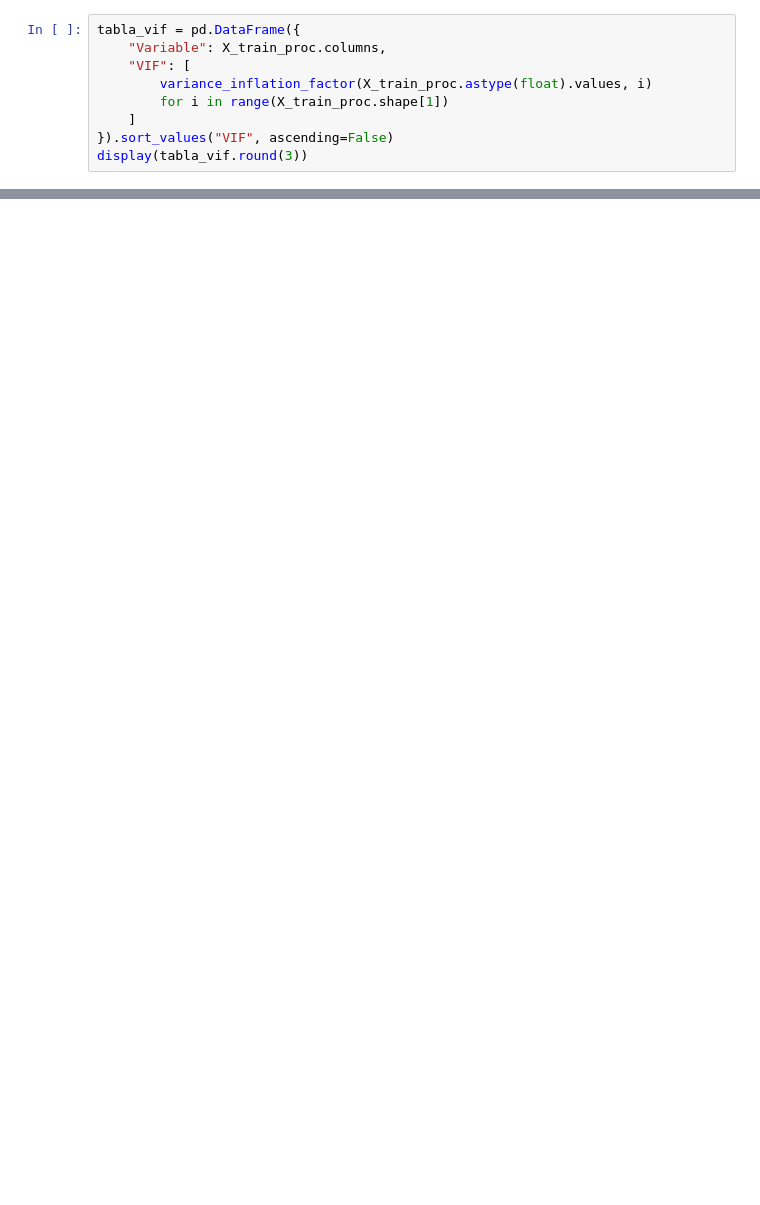
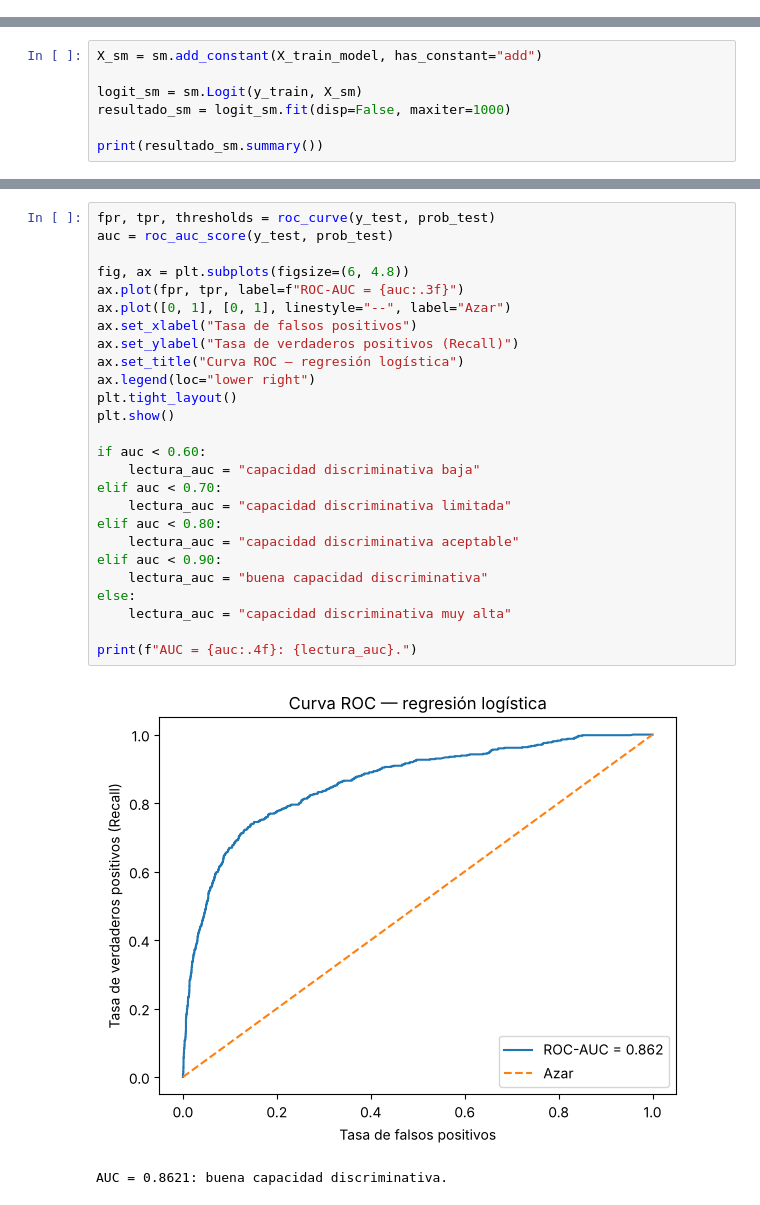
Before and after one commit to vedurancisterna-alt/Estadistica_Computacional, a Jupyter notebook: F2/Formativa_2_modelamiento_predictivo.ipynb, the cells around one changed output, grey strips where cells are left out. Cells and saved outputs as stored; diff of their text form; blank space fills up the shorter version.

```diff
--- a/F2/Formativa_2_modelamiento_predictivo.ipynb
+++ b/F2/Formativa_2_modelamiento_predictivo.ipynb
@@ -275,9 +0,0 @@ Se comprueba que la selección evita redundancias fuertes. No se incluyen simult
-# %%
-tabla_vif = pd.DataFrame({
-    "Variable": X_train_proc.columns,
-    "VIF": [
-        variance_inflation_factor(X_train_proc.astype(float).values, i)
-        for i in range(X_train_proc.shape[1])
-    ]
-}).sort_values("VIF", ascending=False)
-display(tabla_vif.round(3))
@@ -457,0 +343,7 @@ La generación de 12 % de faltantes MCAR y posterior imputación por mediana pro
+# %%
+X_sm = sm.add_constant(X_train_model, has_constant="add")
+
+logit_sm = sm.Logit(y_train, X_sm)
+resultado_sm = logit_sm.fit(disp=False, maxiter=1000)
+
+print(resultado_sm.summary())
@@ -457,0 +573,29 @@ La generación de 12 % de faltantes MCAR y posterior imputación por mediana pro
+# %%
+fpr, tpr, thresholds = roc_curve(y_test, prob_test)
+auc = roc_auc_score(y_test, prob_test)
+
+fig, ax = plt.subplots(figsize=(6, 4.8))
+ax.plot(fpr, tpr, label=f"ROC-AUC = {auc:.3f}")
+ax.plot([0, 1], [0, 1], linestyle="--", label="Azar")
+ax.set_xlabel("Tasa de falsos positivos")
+ax.set_ylabel("Tasa de verdaderos positivos (Recall)")
+ax.set_title("Curva ROC — regresión logística")
+ax.legend(loc="lower right")
+plt.tight_layout()
+plt.show()
+
+if auc < 0.60:
+    lectura_auc = "capacidad discriminativa baja"
+elif auc < 0.70:
+    lectura_auc = "capacidad discriminativa limitada"
+elif auc < 0.80:
+    lectura_auc = "capacidad discriminativa aceptable"
+elif auc < 0.90:
+    lectura_auc = "buena capacidad discriminativa"
+else:
+    lectura_auc = "capacidad discriminativa muy alta"
+
+print(f"AUC = {auc:.4f}: {lectura_auc}.")
+# %% [output]
+[figure, added]
+AUC = 0.8621: buena capacidad discriminativa.
```
Also changed, not shown: parts of 68 cells of this notebook, 1 other file.
